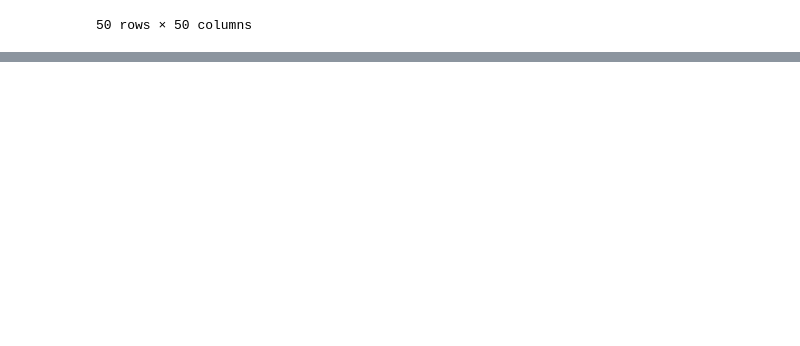
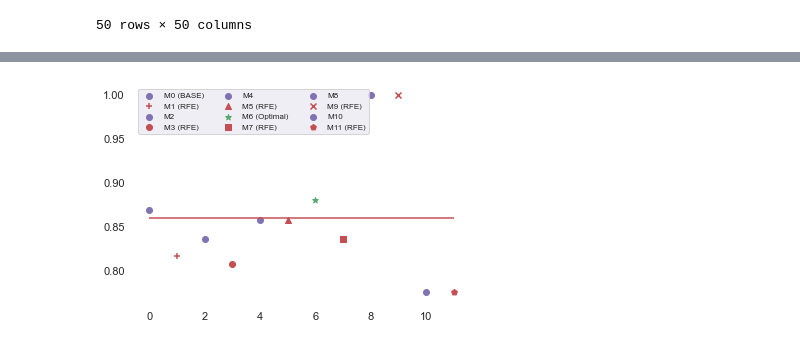
Before and after one commit to OmarJabri7/EEG_Feature_Engineering, a Jupyter notebook: feature_engineering_case1.ipynb, the cells around one changed output, grey strips where cells are left out. Cells and saved outputs as stored; diff of their text form; code cells hidden in the pictures; blank space fills up the shorter version.

Commit message:
Updated method flow

```diff
--- a/feature_engineering_case1.ipynb
+++ b/feature_engineering_case1.ipynb
@@ -1231,0 +649,3 @@ print(cm)
+# %%
+X_dims_final = features_reduced_final.values
+print(f"{X_dims_final.shape[1]} features")
@@ -1231,0 +654,9 @@ print(cm)
+# %%
+model = SVC(kernel="linear")
+LOGO = LeaveOneGroupOut()
+cv = LOGO.split(X_dims_final, y, groups)
+y_preds_10 = cross_val_predict(model, X_dims_final, y, cv=cv, n_jobs=-1)
+cm_10 = confusion_matrix(y, y_preds_10)
+scores_feature_reduction_final = get_scores(cm_10,y_preds_10)
+# %%
+results_final["Method 10: 2x Correlation Filter with y + 2x High Correlation Filter"] = scores_feature_reduction_final
@@ -1231,0 +675,3 @@ print(cm)
+# %%
+results_final["Method 11: 2x Correlation Filter with y + 2x High Correlation Filter + RFE"] =
+scores_feature_reduction_final
@@ -1231,0 +690,30 @@ print(cm)
+# %%
+auc_scores = results_final.loc["AUC Score",:]
+legends = ["M0 (BASE)","M1 (RFE)","M2","M3 (RFE)","M4","M5 (RFE)","M6 (Optimal)","M7 (RFE)", "M8", "M9 (RFE)","M10","M11 (RFE)"]
+mean_auc = np.mean(auc_scores)
+colors = ['b', 'c', 'y', 'm', 'r','k']
+x = np.linspace(0,11,12)
+ax = plt.gca()
+ax.set_facecolor('w')
+m0 = plt.scatter(x[0],auc_scores[0],color = "m")
+m1 = plt.scatter(x[1],auc_scores[1],marker="+",color = "r")
+m2 = plt.scatter(x[2],auc_scores[2],color ="m")
+m3 = plt.scatter(x[3],auc_scores[3],color = "r")
+m4 = plt.scatter(x[4],auc_scores[4],color = "m")
+m5 = plt.scatter(x[5],auc_scores[5],marker="^",color = "r")
+m6 = plt.scatter(x[6],auc_scores[6],marker="*",color = "g")
+m7 = plt.scatter(x[7],auc_scores[7],marker="s",color = "r")
+m8 = plt.scatter(x[8],auc_scores[8],marker="o",color = "m")
+m9 = plt.scatter(x[9],auc_scores[9],marker="x",color = "r")
+m10 = plt.scatter(x[10],auc_scores[10],marker="o",color = "m")
+m11 = plt.scatter(x[11],auc_scores[11],marker="p",color = "r")
+plt.legend((m0,m1,m2,m3,m4,m5,m6,m7,m8,m9,m10,m11),
+           (legends),
+           scatterpoints=1,
+           loc='upper left',
+           ncol=3,
+           fontsize=8)
+plt.hlines(mean_auc,min(x),max(x),'r')
+plt.savefig('results_graph.png')
+# %% [output]
+[figure, added]
```
Also changed, not shown: parts of 68 cells of this notebook.
